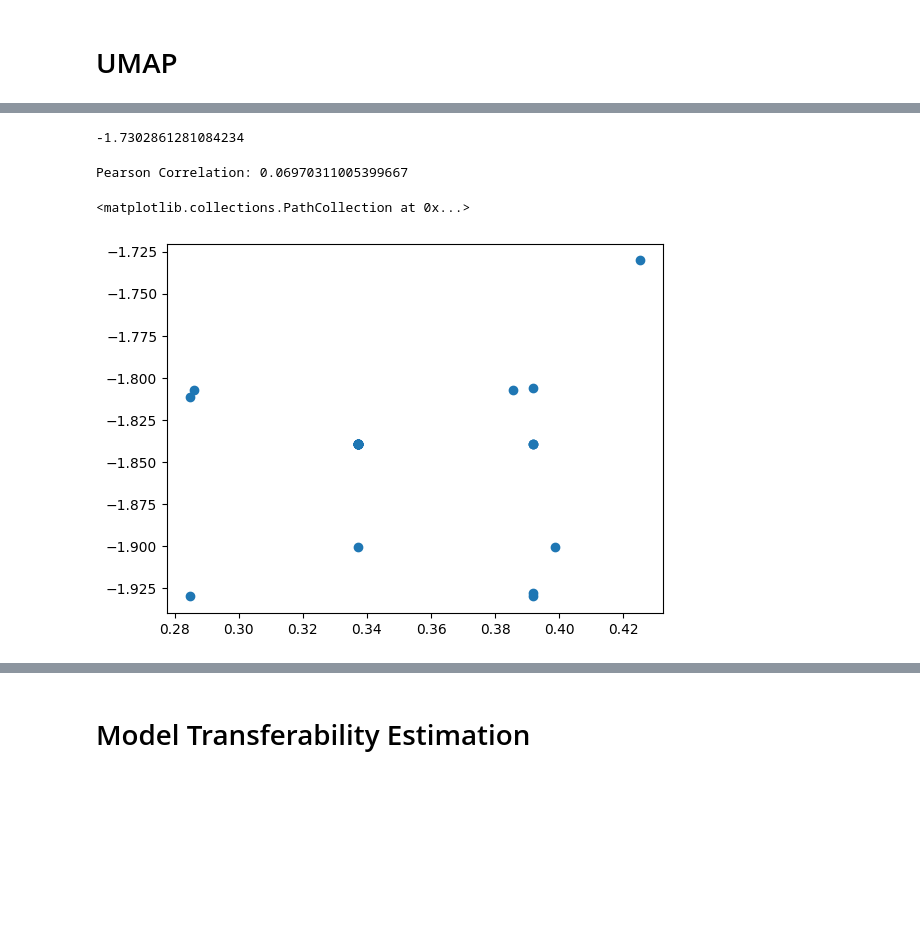
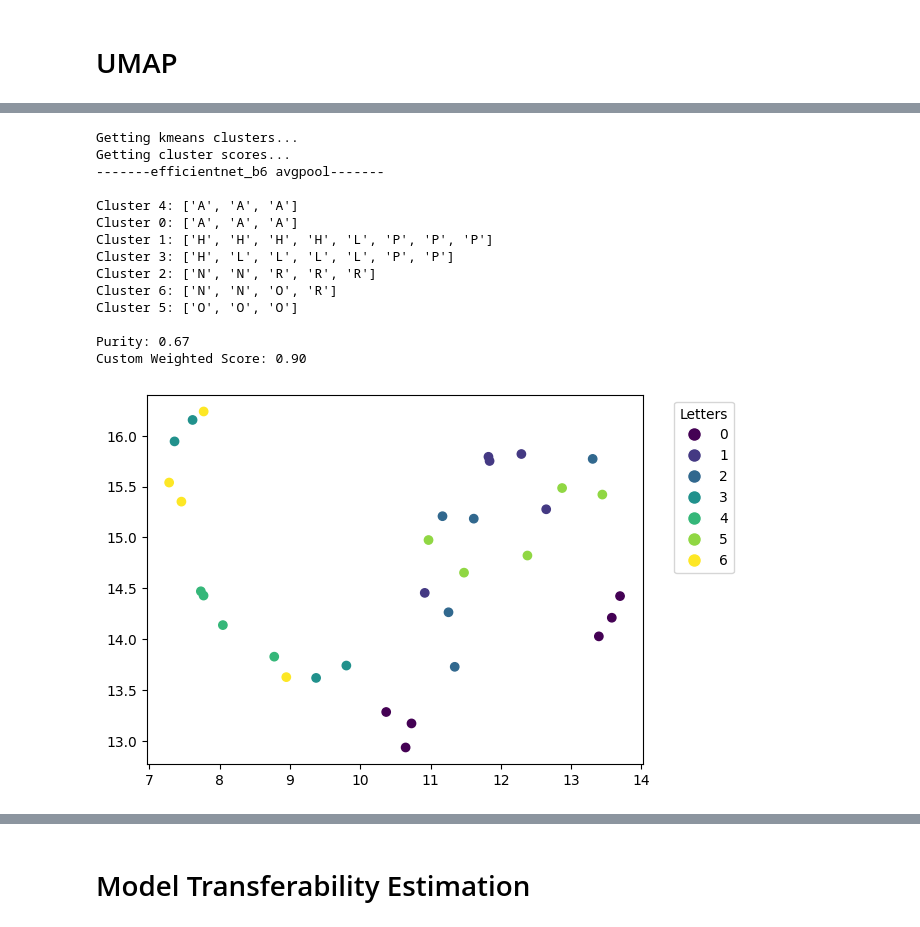
Before and after one commit to ADA-SITE-JML/gesture_face_features, a Jupyter notebook: code/hgr_pytorch.ipynb, the cells around one changed output, grey strips where cells are left out. Drawn from its saved outputs; the diff is of its cells as text; code cells hidden in the pictures; blank space fills up the shorter version.

Commit message:
Add Ranking Engine

```diff
--- a/code/hgr_pytorch.ipynb
+++ b/code/hgr_pytorch.ipynb
@@ -295,6 +295,7 @@ class Cluster:
     self.cluster_groups = self.group()
     self.score = self.evaluate()
     self.purity = self.get_purity()
+    self.nleep_score = 0
 
   def _build_similarity_scores(self):
     similarity_scores = {
@@ -362,7 +363,3 @@ class ClusterEngine:
       if cluster.score > self.best_score:
         self.best_score = cluster.score
         self.best_cluster = cluster
-# %%
-method = 'umap'
-re = ReducerEngine(feats, dataset.targets, method=method, emb_path=os.path.join(emb_path, 'all'))
-re.get_all_embeddings(['efficientnet_b1'], ['avgpool'])
@@ -372,7 +366,7 @@ Getting umap embeddings for grid {'n_neighbors': [5, 10, 15, 30], 'min_dist': [0
 # %%
-# re_all = []
-# for method in ['tsne']:
-#   for num in range(6):
-#     re = ReducerEngine(p[num], t[num], method=method, emb_path=os.path.join(emb_path, str(num)))
-#     re.get_all_embeddings(MODEL_ZOO, LAYER_ZOO)
-#     re_all.append(re)
+res = {'umap': [], 'tsne': [], 'pca': []}
+for method in ['umap', 'tsne']:
+  for i in range(6):
+    re = ReducerEngine(p[i], t[i], method=method, emb_path=os.path.join(emb_path, str(i)))
+    re.get_all_embeddings(MODEL_ZOO, LAYER_ZOO)
+    res[method].append(re)
@@ -447,15 +394,0 @@ Custom Weighted Score: 0.43
-# %%
-from LogME.LEEP import LEEP
-
-def get_nleep_score(cluster):
-  num_components_gmm = cluster.embedding.n_clusters
-  embedding = cluster.embedding.reducer.embedding
-  random_state = cluster.embedding.random_state
-  targets = cluster.embedding.reducer.targets
-
-  gmm = GaussianMixture(n_components=num_components_gmm, random_state=random_state)
-  gmm.fit(embedding)
-  gmm_predictions = gmm.predict_proba(embedding)
-  nleep = LEEP(gmm_predictions, np.array(targets))
-  # print(f"Modified {method.upper()} NLEEP score: {nleep}")
-  return nleep
@@ -478,16 +394,0 @@ Pearson Correlation: 0.4041777443667604
-# %%
-get_nleep_score(ce.best_cluster)
-# %% [output]
--1.7302861281084234
-# %%
-gmm_nleep_scores = [get_nleep_score(cluster) for cluster in ce.scored_clusters]
-gmm_scores = [cluster.score for cluster in ce.scored_clusters]
-
-correlation = np.corrcoef(gmm_scores, gmm_nleep_scores)[0, 1]
-print(f"Pearson Correlation: {correlation}")
-
-plt.scatter(gmm_scores, gmm_nleep_scores)
-# %% [output]
-Pearson Correlation: 0.06970311005399667
-<matplotlib.collections.PathCollection at 0x...>
-[figure, removed]
@@ -493,0 +467,19 @@ Pearson Correlation: 0.06970311005399667
+# %%
+se = ScoringEngine(res['umap'][1])
+se.score()
+# %% [output]
+Getting kmeans clusters...
+Getting cluster scores...
+-------efficientnet_b6 avgpool-------
+
+Cluster 4: ['A', 'A', 'A']
+Cluster 0: ['A', 'A', 'A']
+Cluster 1: ['H', 'H', 'H', 'H', 'L', 'P', 'P', 'P']
+Cluster 3: ['H', 'L', 'L', 'L', 'L', 'P', 'P']
+Cluster 2: ['N', 'N', 'R', 'R', 'R']
+Cluster 6: ['N', 'N', 'O', 'R']
+Cluster 5: ['O', 'O', 'O']
+
+Purity: 0.67
+Custom Weighted Score: 0.90
+[figure, added]
```
Also changed, not shown: parts of 14 cells of this notebook.
